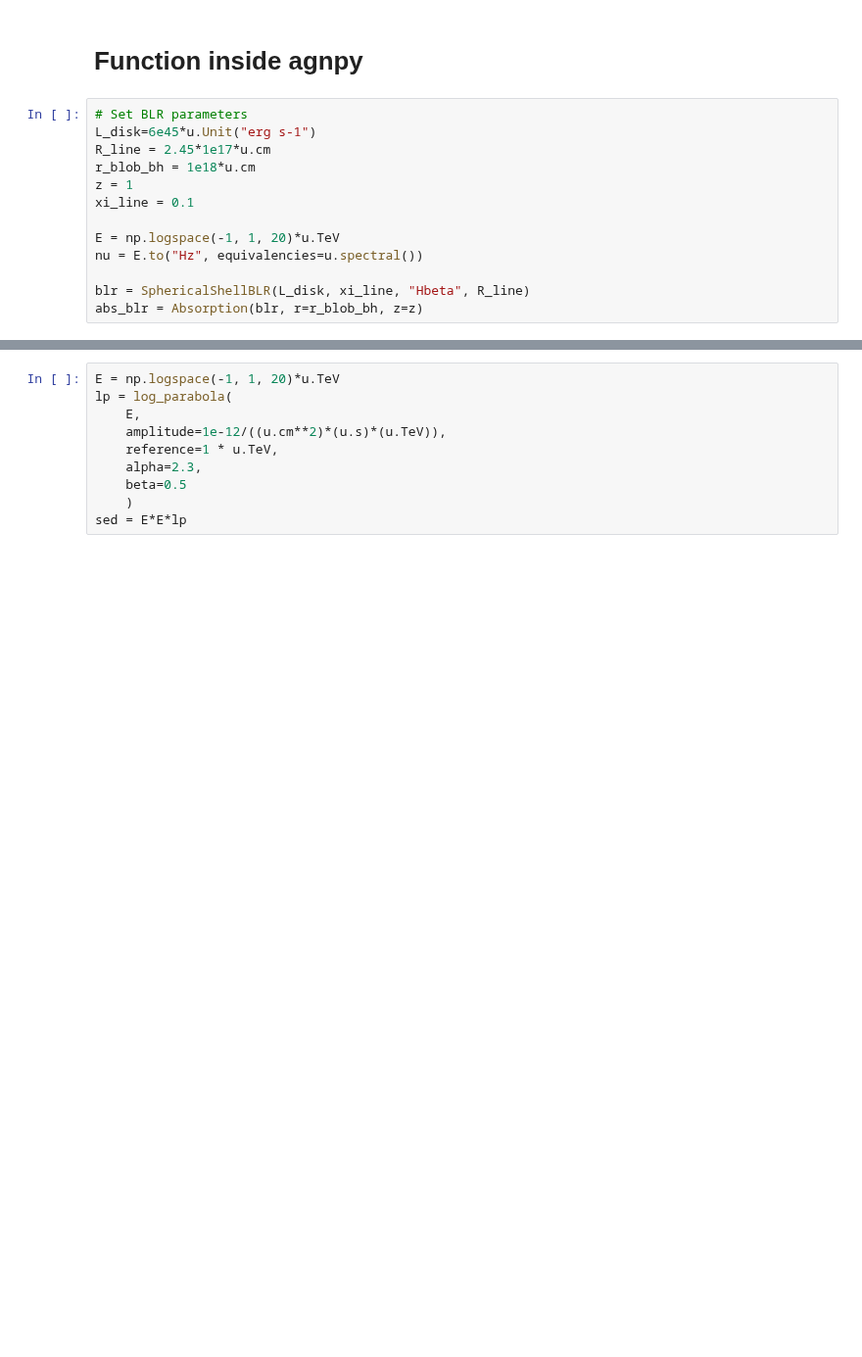
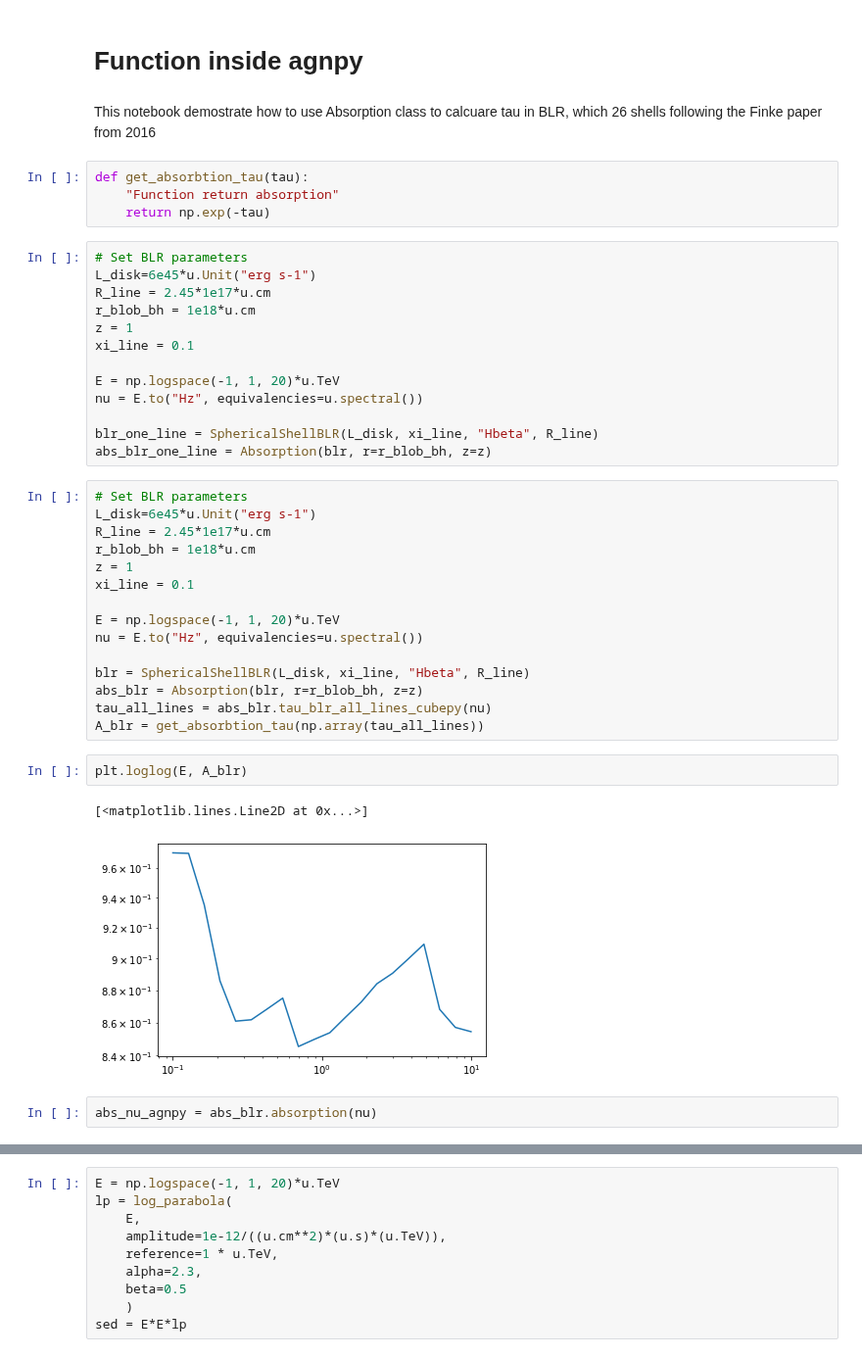
Before and after one commit to cosimoNigro/agnpy, a Jupyter notebook: docs/tutorials/absorption_in_BLR_with_cubepy.ipynb, the cells around one changed output, grey strips where cells are left out. Shown at 98% size. Saved outputs shown, nothing was run; the diff lists cells and outputs as text; blank space fills up the shorter version.

Commit message:
work on exmpale notebook

```diff
--- a/docs/tutorials/absorption_in_BLR_with_cubepy.ipynb
+++ b/docs/tutorials/absorption_in_BLR_with_cubepy.ipynb
@@ -87,5 +89,11 @@ plt.grid(which='both')
 # %% [markdown]
 # Function inside agnpy
+# %% [markdown]
+This notebook demostrate how to use Absorption class to calcuare tau in BLR, which 26 shells following the Finke paper from 2016
+# %%
+def get_absorbtion_tau(tau):
+    "Function return absorption"
+    return np.exp(-tau)
 # %%
 # Set BLR parameters
 L_disk=6e45*u.Unit("erg s-1")
@@ -97,5 +105,27 @@ xi_line = 0.1
 E = np.logspace(-1, 1, 20)*u.TeV
 nu = E.to("Hz", equivalencies=u.spectral())
 
-blr = SphericalShellBLR(L_disk, xi_line, "Hbeta", R_line)
-abs_blr = Absorption(blr, r=r_blob_bh, z=z)
+blr_one_line = SphericalShellBLR(L_disk, xi_line, "Hbeta", R_line)
+abs_blr_one_line = Absorption(blr, r=r_blob_bh, z=z)
+# %%
+# Set BLR parameters
+L_disk=6e45*u.Unit("erg s-1")
+R_line = 2.45*1e17*u.cm
+r_blob_bh = 1e18*u.cm
+z = 1
+xi_line = 0.1
+
+E = np.logspace(-1, 1, 20)*u.TeV
+nu = E.to("Hz", equivalencies=u.spectral())
+
+blr = SphericalShellBLR(L_disk, xi_line, "Hbeta", R_line)
+abs_blr = Absorption(blr, r=r_blob_bh, z=z)
+tau_all_lines = abs_blr.tau_blr_all_lines_cubepy(nu)
+A_blr = get_absorbtion_tau(np.array(tau_all_lines))
+# %%
+plt.loglog(E, A_blr)
+# %% [output]
+[<matplotlib.lines.Line2D at 0x...>]
+[figure, added]
+# %%
+abs_nu_agnpy = abs_blr.absorption(nu)
```
Also changed, not shown: parts of 5 cells of this notebook.
